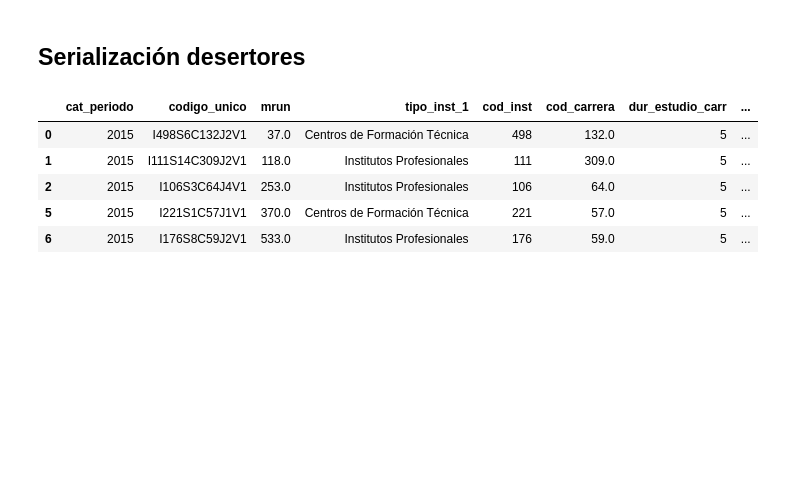
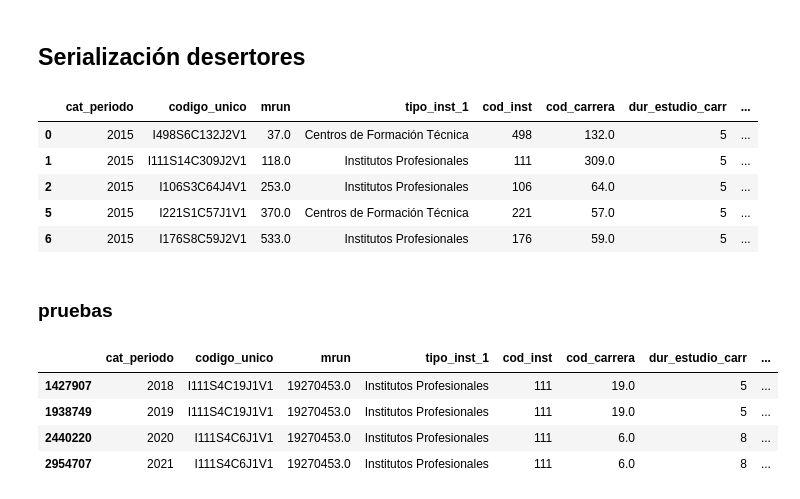
Before and after one commit to GianniCatBug/MDS7201-mineduc-desercion, a Jupyter notebook: notebooks/2-exploracion-desercion.ipynb, the cells around one changed output. Cells and saved outputs as stored; diff of their text form; code cells hidden in the pictures; blank space fills up the shorter version.

```diff
--- a/notebooks/2-exploracion-desercion.ipynb
+++ b/notebooks/2-exploracion-desercion.ipynb
@@ -353,3 +358,13 @@ deserciones[[
 ]].drop_duplicates().reset_index(drop=True).to_csv(f"{BASE}/tmp_data/desertores_1.csv.gz", index=False, compression="gzip")
 # %%
 deserciones.to_csv(f"{BASE}/tmp_data/desertores_todos.csv.gz", index=False, compression="gzip")
+# %% [markdown]
+### pruebas
+# %%
+matriculados[matriculados["mrun"]==19270453]
+# %% [output]
+|  | cat_periodo | codigo_unico | mrun | tipo_inst_1 | cod_inst | cod_carrera | dur_estudio_carr | ... |
+| 1427907 | 2018 | I111S4C19J1V1 | 19270453.0 | Institutos Profesionales | 111 | 19.0 | 5 | ... |
+| 1938749 | 2019 | I111S4C19J1V1 | 19270453.0 | Institutos Profesionales | 111 | 19.0 | 5 | ... |
+| 2440220 | 2020 | I111S4C6J1V1 | 19270453.0 | Institutos Profesionales | 111 | 6.0 | 8 | ... |
+| 2954707 | 2021 | I111S4C6J1V1 | 19270453.0 | Institutos Profesionales | 111 | 6.0 | 8 | ... |
```
Also changed, not shown: parts of 5 cells of this notebook, 1 other file.
